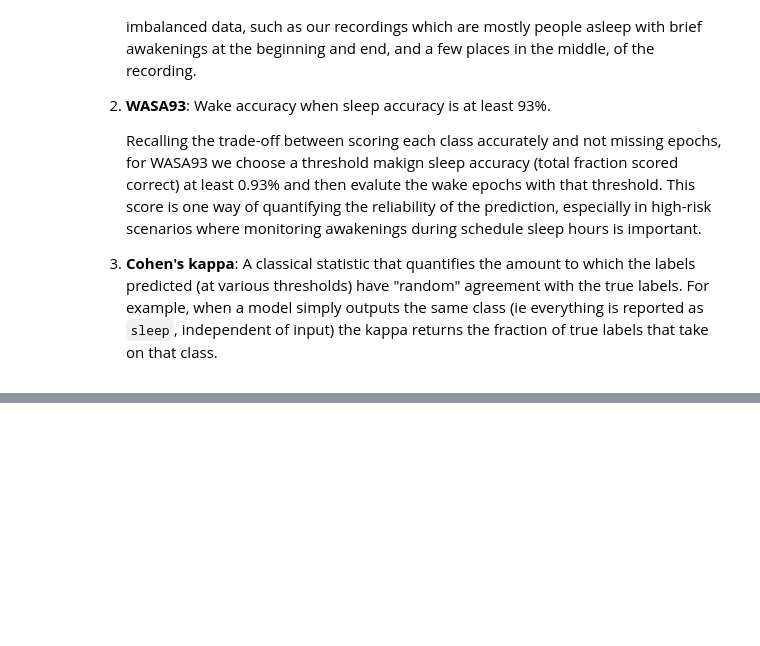
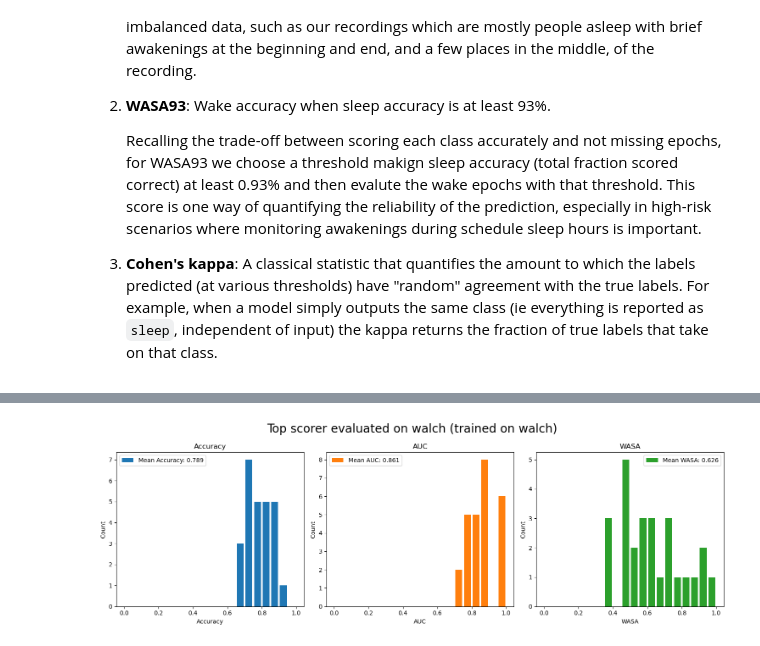
Before and after one commit to ericcanton/pisces, a Jupyter notebook: analyses/comparing_LR_MOUNet.ipynb, the cells around one changed output, grey strips where cells are left out. Drawn from its saved outputs; the diff is of its cells as text; code cells hidden in the pictures; blank space fills up the shorter version.

Commit message:
Add code to setup and prepro data. Add LR analysis.

```diff
--- a/analyses/comparing_LR_MOUNet.ipynb
+++ b/analyses/comparing_LR_MOUNet.ipynb
@@ -21,0 +190,21 @@ The metrics we will use are:
+# %%
+
+from analyses.utils.metrics import calculate_metrics_from_splits
+
+
+tqdm_message_train = f"Training {len(ids_to_split)} splits"
+all_splits = split_maker.split(ids_to_split)
+
+models = []
+splits = []
+for train_index, test_index in tqdm(all_splits, desc=tqdm_message_train, total=len(ids_to_split)):
+    if preprocessed_data[test_index[0]][0] is None:
+        continue
+    model, _ = pm.run_split(train_indices=train_index,
+                            preprocessed_data_set=preprocessed_data,
+                            swc=make_model(), epochs=None)
+    models.append(model)
+    test_id = preprocessed_data[test_index[0]][1]
+    splits.append([train_index, [test_id]])
+
+metrics = calculate_metrics_from_splits(walch_data_processor, models, splits)
@@ -21,0 +288,22 @@ The metrics we will use are:
+# %%
+# Plot metrics
+fig, axs = plt.subplots(1, 3, figsize=(15, 5))
+
+metrics_dimensions = {'sw_accuracy': 'Accuracy', 'auc': 'AUC', 'wasa': 'WASA'}
+metric_colors = {'sw_accuracy': 'tab:blue', 'auc': 'tab:orange', 'wasa': 'tab:green'}
+
+for metric, ax in zip(metrics_dimensions.keys(), axs):
+    ax.hist(metrics[metric], range=(0, 1), bins=20, rwidth=0.8,
+            label=f"Mean {metrics_dimensions[metric]}: {np.mean(metrics[metric]):.3f}",
+            color=metric_colors[metric])
+    ax.set_title(metrics_dimensions[metric])
+    ax.set_xlabel(metrics_dimensions[metric])
+    ax.set_ylabel('Count')
+    ax.legend()
+
+plt.suptitle('Top scorer evaluated on walch (trained on walch)',
+             fontsize=20)
+plt.tight_layout()
+plt.show()
+# %% [output]
+[figure, added]
```
Also changed, not shown: parts of 18 cells of this notebook, 2 other files.
